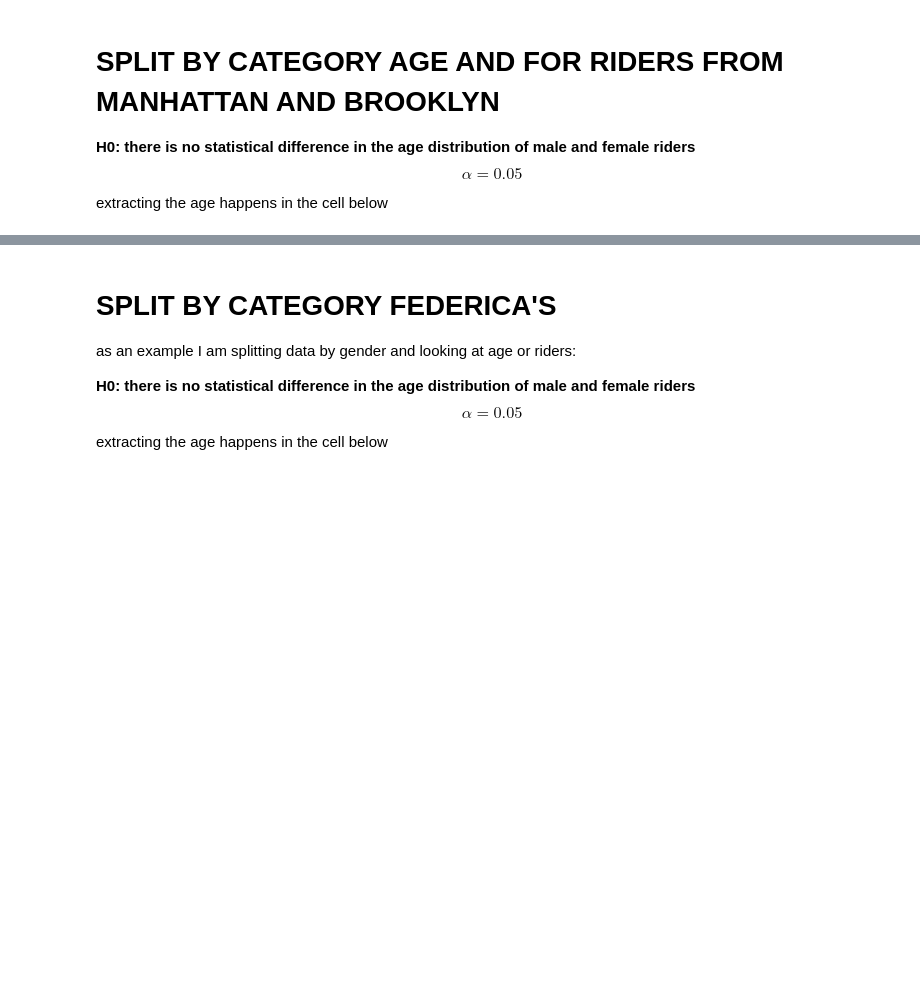
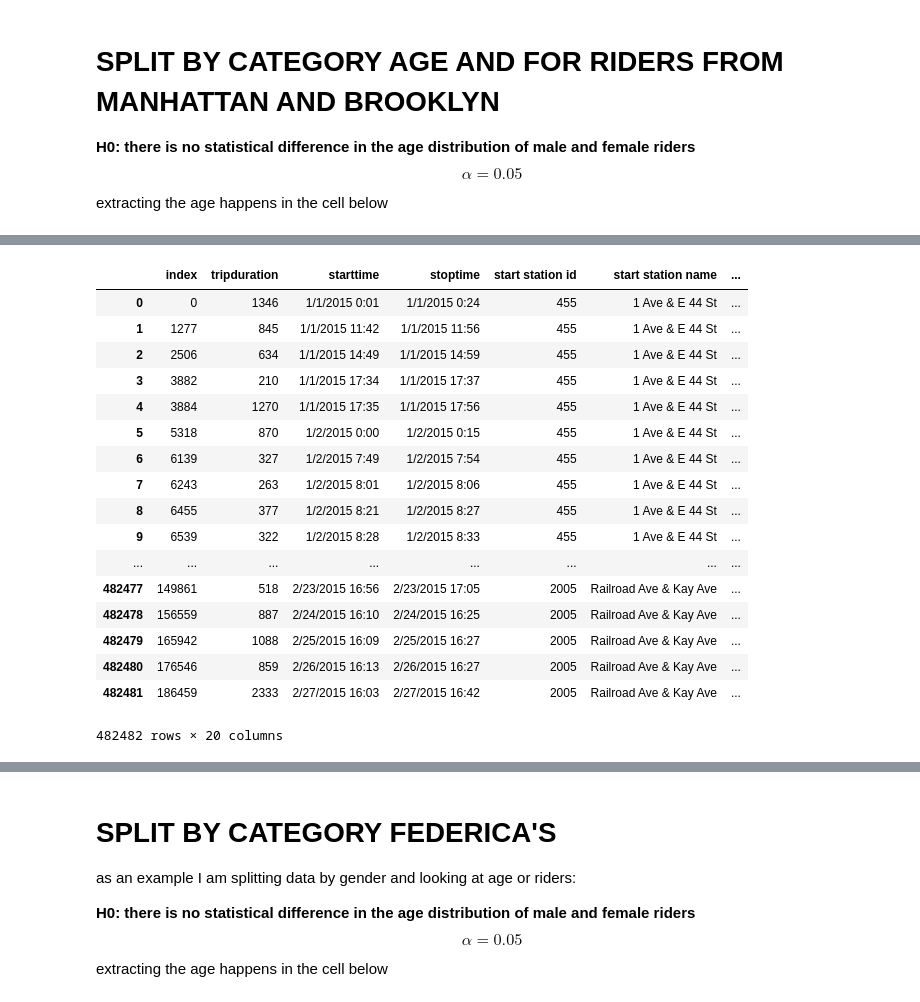
Before and after one commit to andrewnell/PUI2017_adn323, a Jupyter notebook: HW4_adn323/Ass4_adn323.ipynb, the cells around one changed output, grey strips where cells are left out. Saved outputs shown, nothing was run; the diff lists cells and outputs as text; code cells hidden in the pictures; blank space fills up the shorter version.

```diff
--- a/HW4_adn323/Ass4_adn323.ipynb
+++ b/HW4_adn323/Ass4_adn323.ipynb
@@ -256,3 +255,7 @@ The Spearman test has a p-value greater than 0.05, indicating that we may reject
 $$ \alpha = 0.05 $$
 
 extracting the age happens in the cell below
+# %%
+UniqueCoords =  CitiBikedf.drop([ 'tripduration', 'starttime', 'stoptime','start station id', 'start station name', 'end station id', 'end station name','end station latitude', 'end station longitude', 'bikeid','usertype', 'birth year', 'gender', 'date', 'DayDur', 'NightDur','Borough'],axis=1)
+UniqueCoords = UniqueCoords.drop_duplicates(['start station longitude', 'start station latitude']).reset_index()
+UniqueCoords
@@ -258,0 +283,19 @@ extracting the age happens in the cell below
+# %%
+
+geolocator = Nominatim()
+
+UniqueCoords['Borough'] = np.nan
+
+
+for i in range(UniqueCoords.shape[0]):
+
+    address = geolocator.reverse(str(UniqueCoords['start station latitude'][i]) + ", " + str(UniqueCoords['start station longitude'][i]))
+    temp = str(address).split(',')
+
+    if np.in1d(" New York County", temp):
+
+        UniqueCoords['Borough'][i] = 'Manhattan'
+
+    if np.in1d(" Kings County", temp):
+
+        UniqueCoords['Borough'][i] = 'Brooklyn'
@@ -258,0 +309,23 @@ extracting the age happens in the cell below
+# %%
+UniqueCoords =  UniqueCoords.drop(['index', 'level_0'],axis=1)
+Borrough = pd.merge(CitiBikedf, UniqueCoords, on=['start station latitude','start station longitude'], how='outer')
+Borrough.head()
+# %% [output]
+|  | index | tripduration | starttime | stoptime | start station id | start station name | ... |
+| 0 | 0 | 1346 | 1/1/2015 0:01 | 1/1/2015 0:24 | 455 | 1 Ave & E 44 St | ... |
+| 1 | 1277 | 845 | 1/1/2015 11:42 | 1/1/2015 11:56 | 455 | 1 Ave & E 44 St | ... |
+| 2 | 2506 | 634 | 1/1/2015 14:49 | 1/1/2015 14:59 | 455 | 1 Ave & E 44 St | ... |
+| 3 | 3882 | 210 | 1/1/2015 17:34 | 1/1/2015 17:37 | 455 | 1 Ave & E 44 St | ... |
+| 4 | 3884 | 1270 | 1/1/2015 17:35 | 1/1/2015 17:56 | 455 | 1 Ave & E 44 St | ... |
+| 5 | 5318 | 870 | 1/2/2015 0:00 | 1/2/2015 0:15 | 455 | 1 Ave & E 44 St | ... |
+| 6 | 6139 | 327 | 1/2/2015 7:49 | 1/2/2015 7:54 | 455 | 1 Ave & E 44 St | ... |
+| 7 | 6243 | 263 | 1/2/2015 8:01 | 1/2/2015 8:06 | 455 | 1 Ave & E 44 St | ... |
+| 8 | 6455 | 377 | 1/2/2015 8:21 | 1/2/2015 8:27 | 455 | 1 Ave & E 44 St | ... |
+| 9 | 6539 | 322 | 1/2/2015 8:28 | 1/2/2015 8:33 | 455 | 1 Ave & E 44 St | ... |
+| ... | ... | ... | ... | ... | ... | ... | ... |
+| 482477 | 149861 | 518 | 2/23/2015 16:56 | 2/23/2015 17:05 | 2005 | Railroad Ave & Kay Ave | ... |
+| 482478 | 156559 | 887 | 2/24/2015 16:10 | 2/24/2015 16:25 | 2005 | Railroad Ave & Kay Ave | ... |
+| 482479 | 165942 | 1088 | 2/25/2015 16:09 | 2/25/2015 16:27 | 2005 | Railroad Ave & Kay Ave | ... |
+| 482480 | 176546 | 859 | 2/26/2015 16:13 | 2/26/2015 16:27 | 2005 | Railroad Ave & Kay Ave | ... |
+| 482481 | 186459 | 2333 | 2/27/2015 16:03 | 2/27/2015 16:42 | 2005 | Railroad Ave & Kay Ave | ... |
+482482 rows × 20 columns
```
Also changed, not shown: parts of 8 cells of this notebook.
